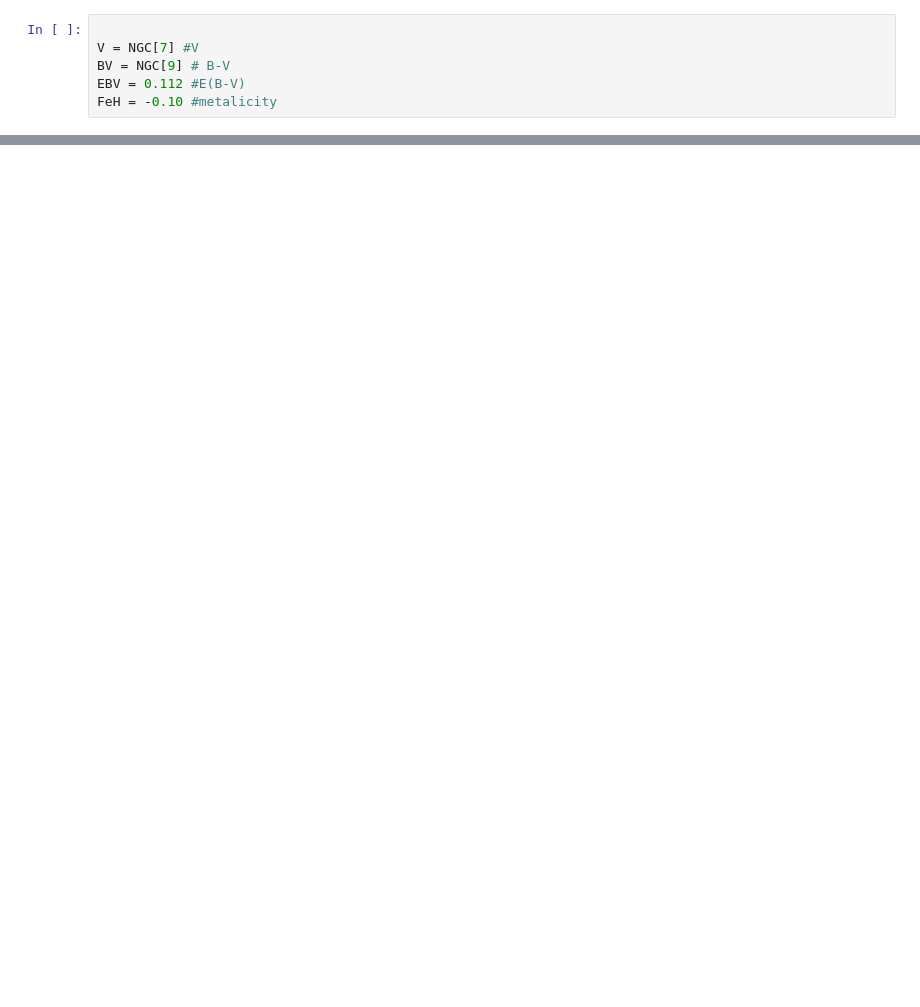
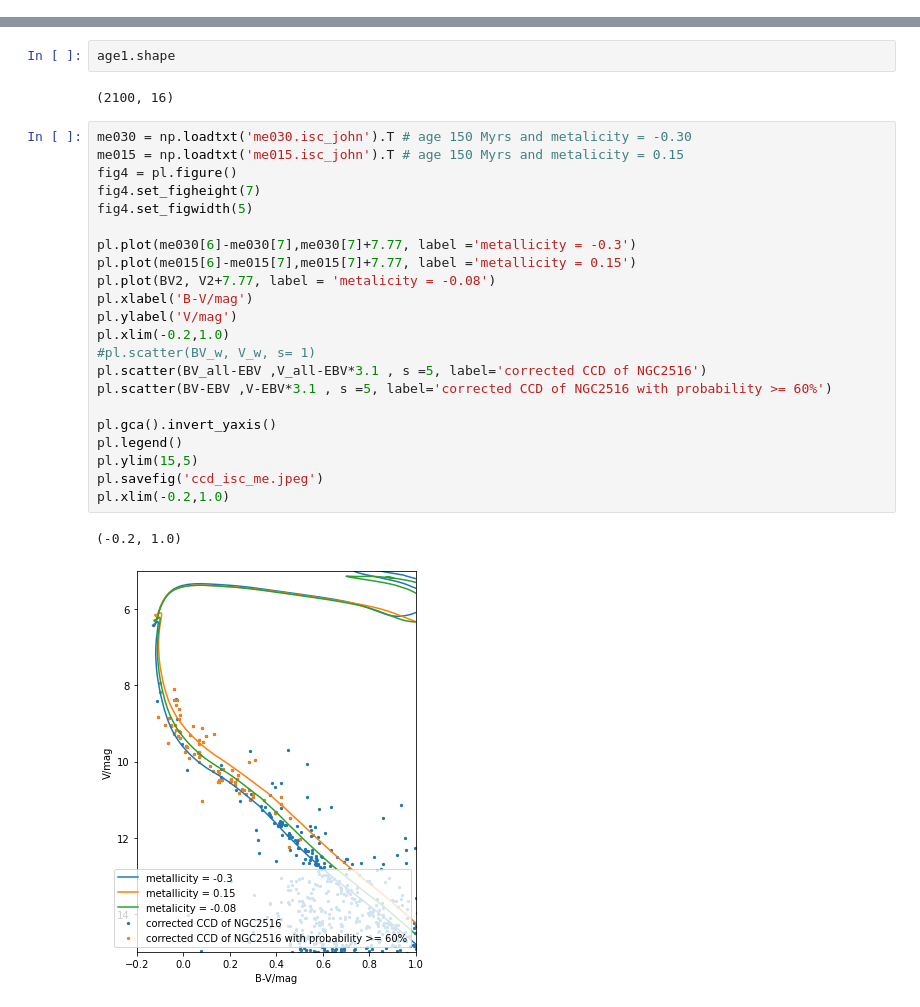
Before and after one commit to hyomin1996/Project_Astrophysics_Hyomin_Kim, a Jupyter notebook: Project_Hyomin_Kim.ipynb, the cells around one changed output, grey strips where cells are left out. Saved outputs shown, nothing was run; the diff lists cells and outputs as text; blank space fills up the shorter version.

```diff
--- a/Project_Hyomin_Kim.ipynb
+++ b/Project_Hyomin_Kim.ipynb
@@ -6,6 +8,0 @@ NGC = np.loadtxt('NGC2516.txt').T
-# %%
-
-V = NGC[7] #V
-BV = NGC[9] # B-V
-EBV = 0.112 #E(B-V)
-FeH = -0.10 #metalicity
@@ -25,0 +108,29 @@ pl.show()
+# %%
+age1.shape
+# %% [output]
+(2100, 16)
+# %%
+me030 = np.loadtxt('me030.isc_john').T # age 150 Myrs and metalicity = -0.30
+me015 = np.loadtxt('me015.isc_john').T # age 150 Myrs and metalicity = 0.15
+fig4 = pl.figure()
+fig4.set_figheight(7)
+fig4.set_figwidth(5)
+
+pl.plot(me030[6]-me030[7],me030[7]+7.77, label ='metallicity = -0.3')
+pl.plot(me015[6]-me015[7],me015[7]+7.77, label ='metallicity = 0.15')
+pl.plot(BV2, V2+7.77, label = 'metalicity = -0.08')
+pl.xlabel('B-V/mag')
+pl.ylabel('V/mag')
+pl.xlim(-0.2,1.0)
+#pl.scatter(BV_w, V_w, s= 1)
+pl.scatter(BV_all-EBV ,V_all-EBV*3.1 , s =5, label='corrected CCD of NGC2516')
+pl.scatter(BV-EBV ,V-EBV*3.1 , s =5, label='corrected CCD of NGC2516 with probability >= 60%')
+
+pl.gca().invert_yaxis()
+pl.legend()
+pl.ylim(15,5)
+pl.savefig('ccd_isc_me.jpeg')
+pl.xlim(-0.2,1.0)
+# %% [output]
+(-0.2, 1.0)
+[figure, added]
```
Also changed, not shown: parts of 11 cells of this notebook.
